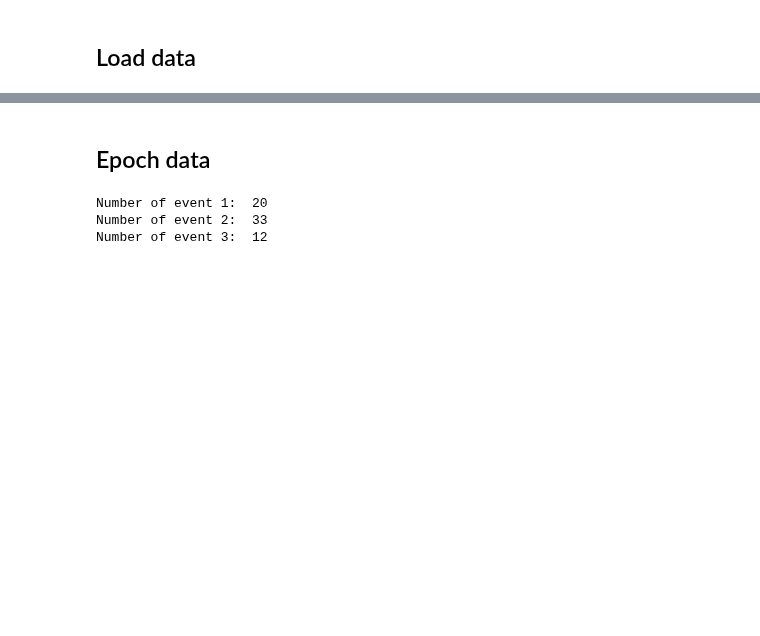
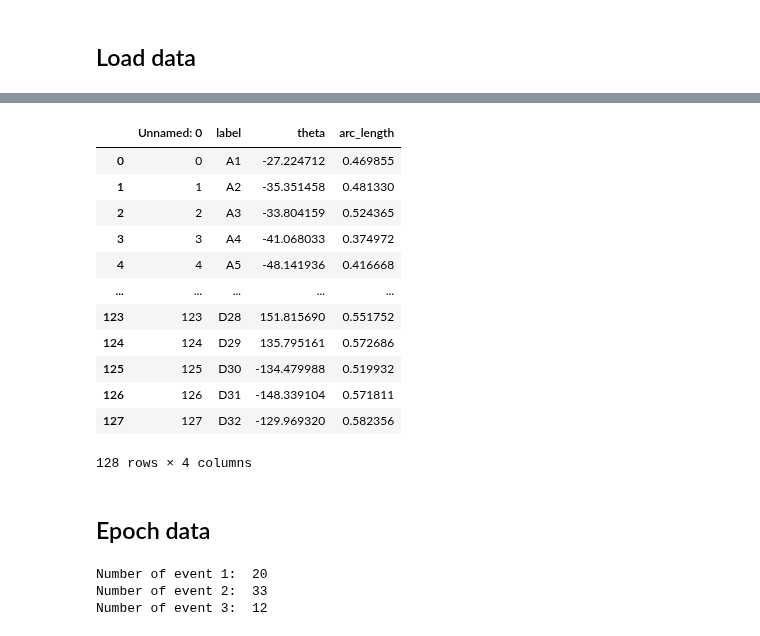
Before and after one commit to hundredball/Math24, a Jupyter notebook: test_each_function.ipynb, the cells around one changed output, grey strips where cells are left out. Saved outputs shown, nothing was run; the diff lists cells and outputs as text; code cells hidden in the pictures; blank space fills up the shorter version.

```diff
--- a/test_each_function.ipynb
+++ b/test_each_function.ipynb
@@ -27,0 +44,2 @@ Shape of channels  (21, 1)
+# %%
+A = [1,3,5]
@@ -28,3 +77,19 @@ Shape of channels  (21, 1)
+# %%
+A
+# %% [output]
+|  | Unnamed: 0 | label | theta | arc_length |
+| 0 | 0 | A1 | -27.224712 | 0.469855 |
+| 1 | 1 | A2 | -35.351458 | 0.481330 |
+| 2 | 2 | A3 | -33.804159 | 0.524365 |
+| 3 | 3 | A4 | -41.068033 | 0.374972 |
+| 4 | 4 | A5 | -48.141936 | 0.416668 |
+| ... | ... | ... | ... | ... |
+| 123 | 123 | D28 | 151.815690 | 0.551752 |
+| 124 | 124 | D29 | 135.795161 | 0.572686 |
+| 125 | 125 | D30 | -134.479988 | 0.519932 |
+| 126 | 126 | D31 | -148.339104 | 0.571811 |
+| 127 | 127 | D32 | -129.969320 | 0.582356 |
+128 rows × 4 columns
 # %% [markdown]
 ## Epoch data
 # %%
```
Also changed, not shown: parts of 6 cells of this notebook, 2 other files.
